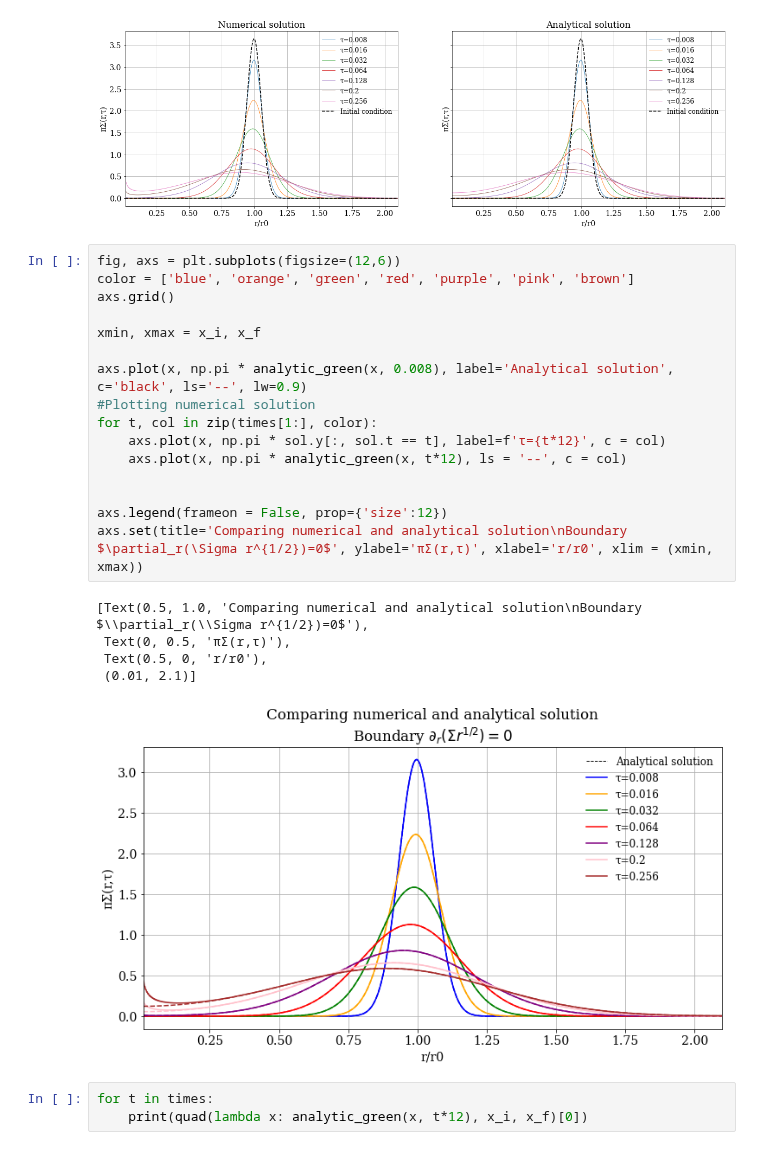
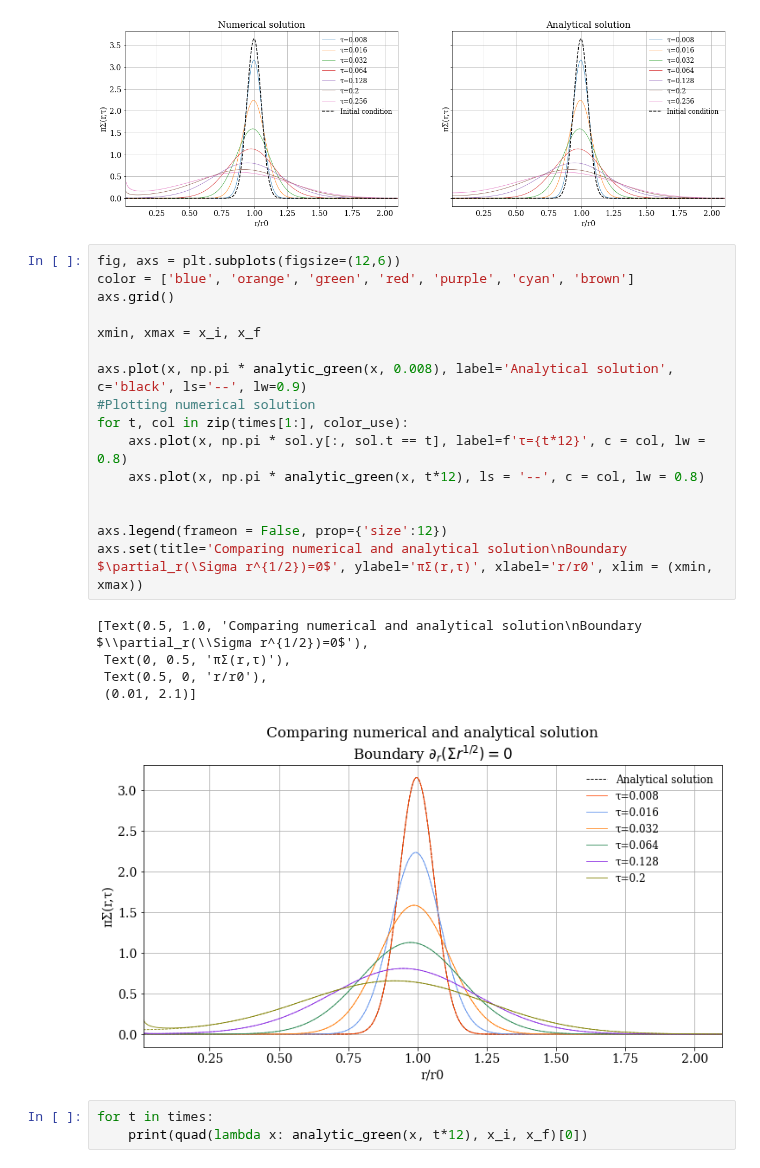
Before and after one commit to agent031/bachelor_code, a Jupyter notebook: Simple_solutions/green_working_boundary.ipynb, the cells around one changed output. Drawn from its saved outputs; the diff is of its cells as text.

```diff
--- a/Simple_solutions/green_working_boundary.ipynb
+++ b/Simple_solutions/green_working_boundary.ipynb
@@ -89,26 +89,26 @@ axs[1].set(title='Analytical solution', ylabel='πΣ(r,τ)', xlabel='r/r0', xlim
 [figure]
 # %%
 fig, axs = plt.subplots(figsize=(12,6))
-color = ['blue', 'orange', 'green', 'red', 'purple', 'pink', 'brown']
+color = ['blue', 'orange', 'green', 'red', 'purple', 'cyan', 'brown']
 axs.grid()
 
 xmin, xmax = x_i, x_f
 
 axs.plot(x, np.pi * analytic_green(x, 0.008), label='Analytical solution', c='black', ls='--', lw=0.9)
 #Plotting numerical solution
-for t, col in zip(times[1:], color):
-    axs.plot(x, np.pi * sol.y[:, sol.t == t], label=f'τ={t*12}', c = col)
-    axs.plot(x, np.pi * analytic_green(x, t*12), ls = '--', c = col)
+for t, col in zip(times[1:], color_use):
+    axs.plot(x, np.pi * sol.y[:, sol.t == t], label=f'τ={t*12}', c = col, lw = 0.8)
+    axs.plot(x, np.pi * analytic_green(x, t*12), ls = '--', c = col, lw = 0.8)
 
 
 axs.legend(frameon = False, prop={'size':12})
 axs.set(title='Comparing numerical and analytical solution\nBoundary $\partial_r(\Sigma r^{1/2})=0$', ylabel='πΣ(r,τ)', xlabel='r/r0', xlim = (xmin, xmax))
 # %% [output]
 [Text(0.5, 1.0, 'Comparing numerical and analytical solution\nBoundary $\\partial_r(\\Sigma r^{1/2})=0$'),
  Text(0, 0.5, 'πΣ(r,τ)'),
  Text(0.5, 0, 'r/r0'),
  (0.01, 2.1)]
-[figure, old version]
+[figure, new version]
 # %%
 for t in times:
     print(quad(lambda x: analytic_green(x, t*12), x_i, x_f)[0])
```
Also changed, not shown: parts of 1 cell of this notebook, 2 other files.
